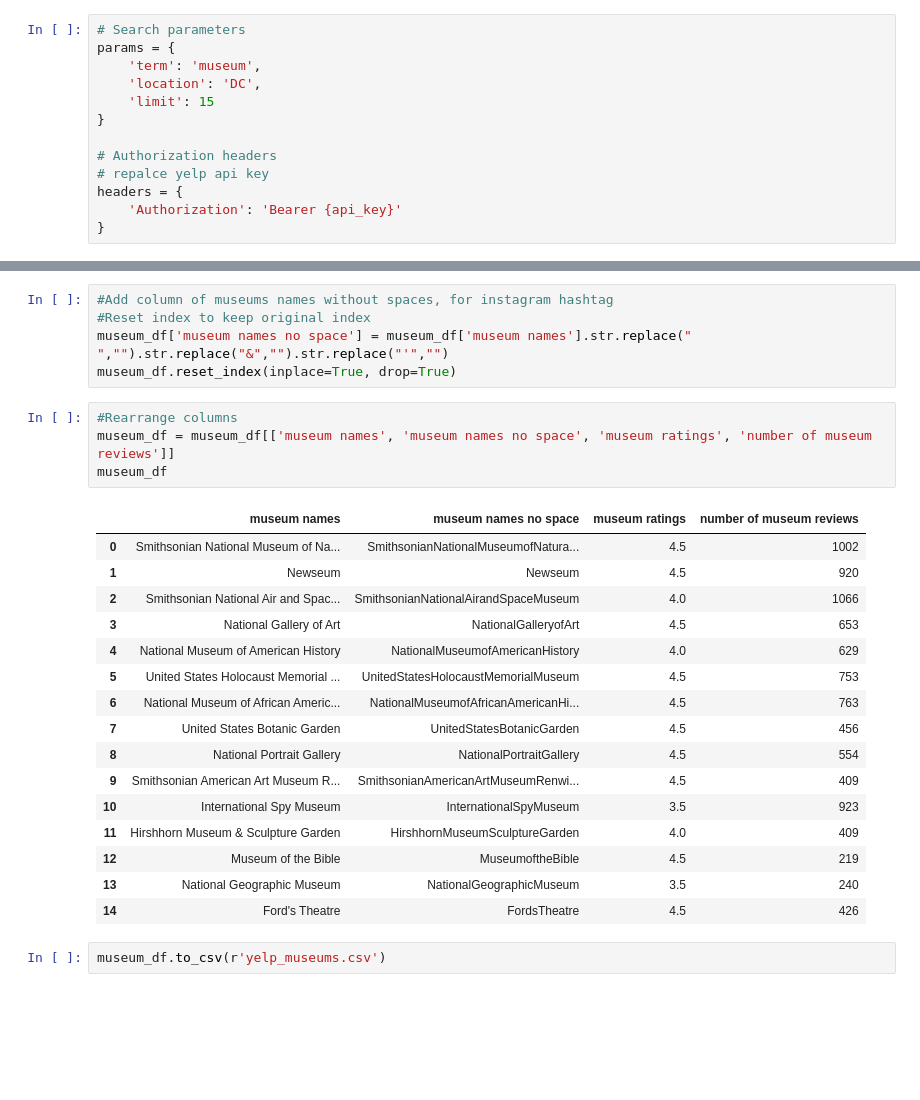
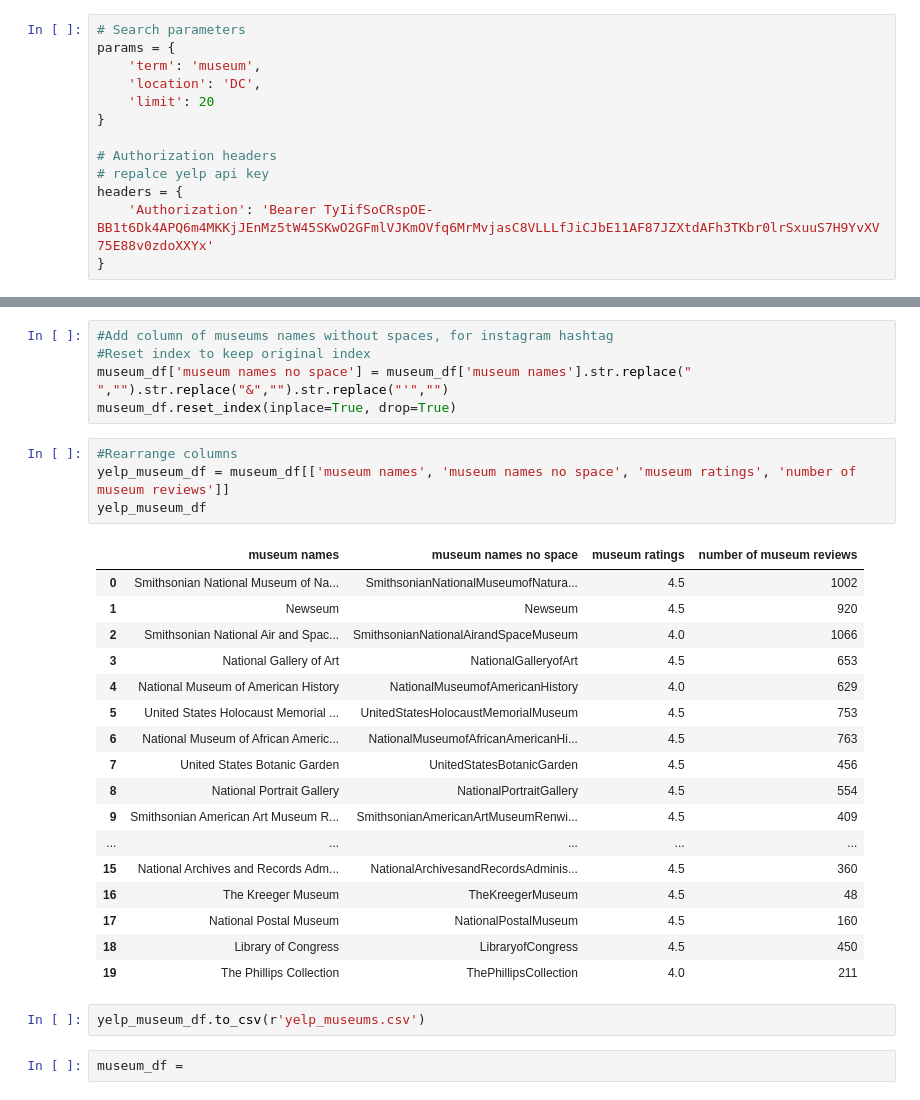
Before and after one commit to sno90/ETL-Project, a Jupyter notebook: yelp-data-extraction.ipynb, the cells around one changed output, grey strips where cells are left out. Drawn from its saved outputs; the diff is of its cells as text; blank space fills up the shorter version.

```diff
--- a/yelp-data-extraction.ipynb
+++ b/yelp-data-extraction.ipynb
@@ -17,13 +17,13 @@ from config import api_key
 params = {
     'term': 'museum',
     'location': 'DC',
-    'limit': 15
+    'limit': 20
 }
 
 # Authorization headers
 # repalce yelp api key
 headers = {
-    'Authorization': 'Bearer {api_key}'
+    'Authorization': 'Bearer TyIifSoCRspOE-BB1t6Dk4APQ6m4MKKjJEnMz5tW45SKwO2GFmlVJKmOVfq6MrMvjasC8VLLLfJiCJbE11AF87JZXtdAFh3TKbr0lrSxuuS7H9YvXV75E88v0zdoXXYx'
 }
 # %%
 # Perform API request
@@ -127,24 +128,27 @@ museum_df['museum names no space'] = museum_df['museum names'].str.replace(" ","
 museum_df.reset_index(inplace=True, drop=True)
 # %%
 #Rearrange columns
-museum_df = museum_df[['museum names', 'museum names no space', 'museum ratings', 'number of museum reviews']]
-museum_df
+yelp_museum_df = museum_df[['museum names', 'museum names no space', 'museum ratings', 'number of museum reviews']]
+yelp_museum_df
 # %% [output]
 |  | museum names | museum names no space | museum ratings | number of museum reviews |
 | 0 | Smithsonian National Museum of Na... | SmithsonianNationalMuseumofNatura... | 4.5 | 1002 |
 | 1 | Newseum | Newseum | 4.5 | 920 |
 | 2 | Smithsonian National Air and Spac... | SmithsonianNationalAirandSpaceMuseum | 4.0 | 1066 |
 | 3 | National Gallery of Art | NationalGalleryofArt | 4.5 | 653 |
 | 4 | National Museum of American History | NationalMuseumofAmericanHistory | 4.0 | 629 |
 | 5 | United States Holocaust Memorial ... | UnitedStatesHolocaustMemorialMuseum | 4.5 | 753 |
 | 6 | National Museum of African Americ... | NationalMuseumofAfricanAmericanHi... | 4.5 | 763 |
 | 7 | United States Botanic Garden | UnitedStatesBotanicGarden | 4.5 | 456 |
 | 8 | National Portrait Gallery | NationalPortraitGallery | 4.5 | 554 |
 | 9 | Smithsonian American Art Museum R... | SmithsonianAmericanArtMuseumRenwi... | 4.5 | 409 |
-| 10 | International Spy Museum | InternationalSpyMuseum | 3.5 | 923 |
-| 11 | Hirshhorn Museum & Sculpture Garden | HirshhornMuseumSculptureGarden | 4.0 | 409 |
-| 12 | Museum of the Bible | MuseumoftheBible | 4.5 | 219 |
-| 13 | National Geographic Museum | NationalGeographicMuseum | 3.5 | 240 |
-| 14 | Ford's Theatre | FordsTheatre | 4.5 | 426 |
+| ... | ... | ... | ... | ... |
+| 15 | National Archives and Records Adm... | NationalArchivesandRecordsAdminis... | 4.5 | 360 |
+| 16 | The Kreeger Museum | TheKreegerMuseum | 4.5 | 48 |
+| 17 | National Postal Museum | NationalPostalMuseum | 4.5 | 160 |
+| 18 | Library of Congress | LibraryofCongress | 4.5 | 450 |
+| 19 | The Phillips Collection | ThePhillipsCollection | 4.0 | 211 |
 # %%
-museum_df.to_csv(r'yelp_museums.csv')
+yelp_museum_df.to_csv(r'yelp_museums.csv')
+# %%
+museum_df =
```
Also changed, not shown: parts of 4 cells of this notebook, 4 other files.
